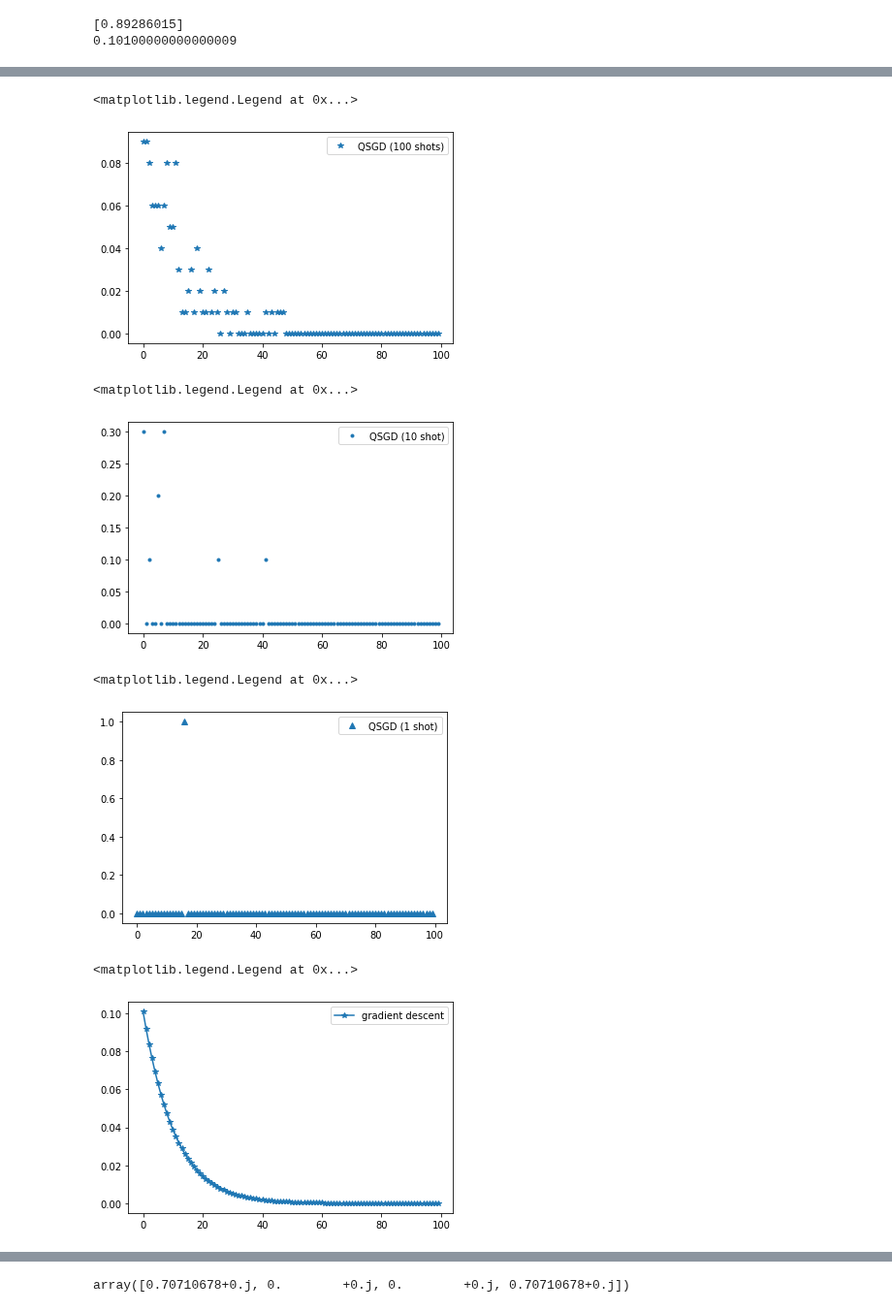
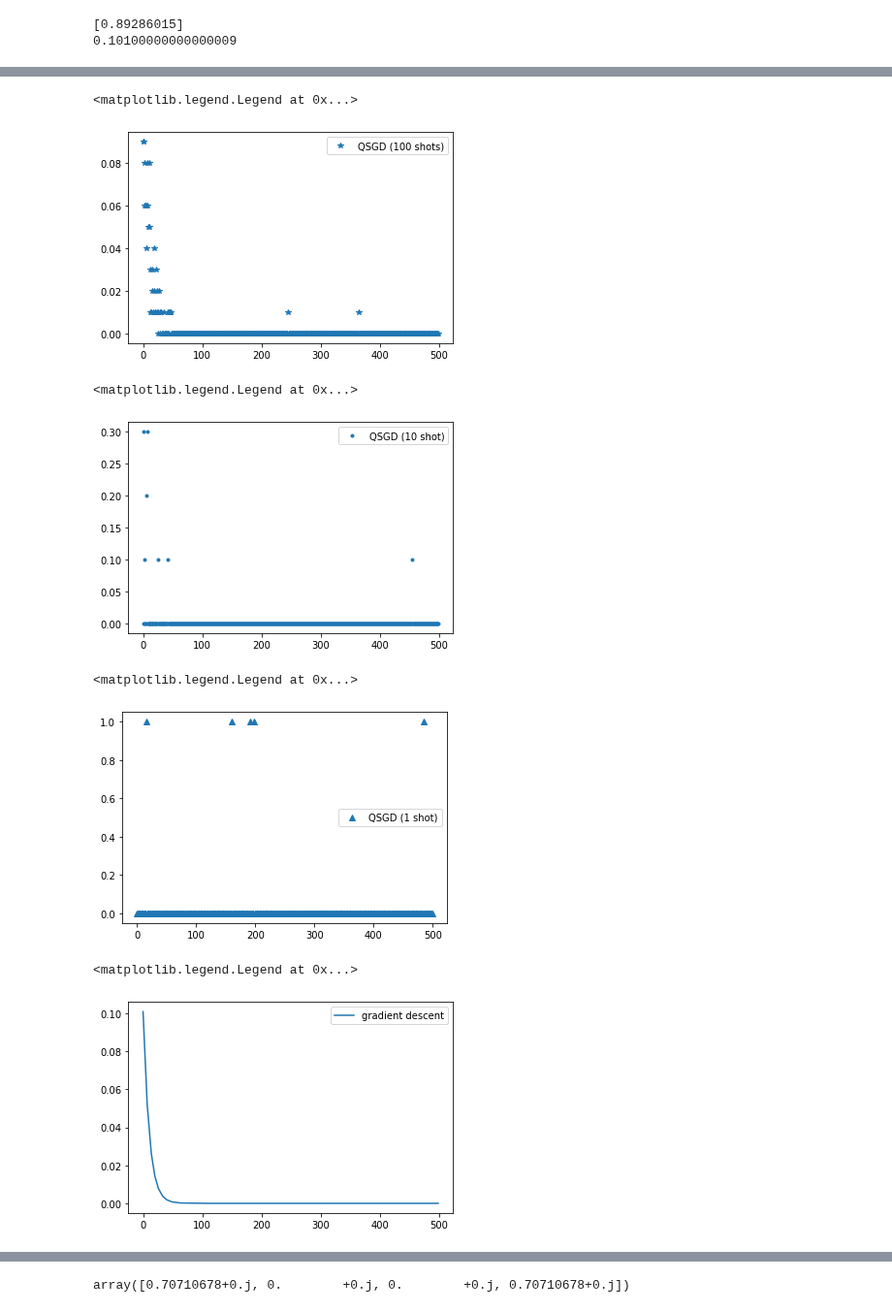
Before and after one commit to kareem1925/Ismailia-school-of-AI, a Jupyter notebook: machine learning for classifying quantum states/pennylane-quantum-state-learning.ipynb, the cells around one changed output, grey strips where cells are left out. Shown at 97% size. Cells and saved outputs as stored; diff of their text form; code cells hidden in the pictures.

```diff
--- a/machine learning for classifying quantum states/pennylane-quantum-state-learning.ipynb
+++ b/machine learning for classifying quantum states/pennylane-quantum-state-learning.ipynb
@@ -111,17 +193,18 @@ opt = qml.GradientDescentOptimizer(stepsize=0.1)
 # set the number of steps
 steps = 1000
 # set the initial parameter values
-params = init_params
+params1 = init_params
 dev1.shots = 1
 
 cost1 = []
 for i in range(steps):
     # update the circuit parameters
-    params = opt.step(cost, params)
-    t = cost(params)
+    params1 = opt.step(cost, params1)
+    t = cost(params1)
     cost1.append(t)
 
     if (i + 1) % 1 == 0:
         print("Cost after step {:5d}: {: .30f}".format(i + 1, t))
 
-print("Optimized rotation angles: {}".format(params))
+print("Optimized rotation angles: {}".format(params1))
+final_1 = params
@@ -157,27 +277,27 @@ plt.legend()
 # %%
-plt.plot(cost100[:100], "*", label="QSGD (100 shots)")
+plt.plot(cost100[:500], "*", label="QSGD (100 shots)")
 plt.legend()
 # %% [output]
 <matplotlib.legend.Legend at 0x...>
-[figure, old version]
+[figure, new version]
 # %%
-plt.plot(cost10[:100],".", label="QSGD (10 shot)")
+plt.plot(cost10[:500],".", label="QSGD (10 shot)")
 plt.legend()
 # %% [output]
 <matplotlib.legend.Legend at 0x...>
-[figure, old version]
+[figure, new version]
 # %%
-plt.plot(cost1[:100],"^", label="QSGD (1 shot)")
+plt.plot(cost1[:500],"^", label="QSGD (1 shot)")
 plt.legend()
 # %% [output]
 <matplotlib.legend.Legend at 0x...>
-[figure, old version]
+[figure, new version]
 # %%
-plt.plot(cost_analytic[:100],"-*", label="gradient descent")
+plt.plot(cost_analytic[:500],"-", label="gradient descent")
 plt.legend()
 # %% [output]
 <matplotlib.legend.Legend at 0x...>
-[figure, old version]
+[figure, new version]
 # %%
 print(np.argmin(cost1000),np.argmin(cost100),np.argmin(cost10),np.argmin(cost1),np.argmin(cost_analytic))
 # %% [output]
```
Also changed, not shown: parts of 13 cells of this notebook.
